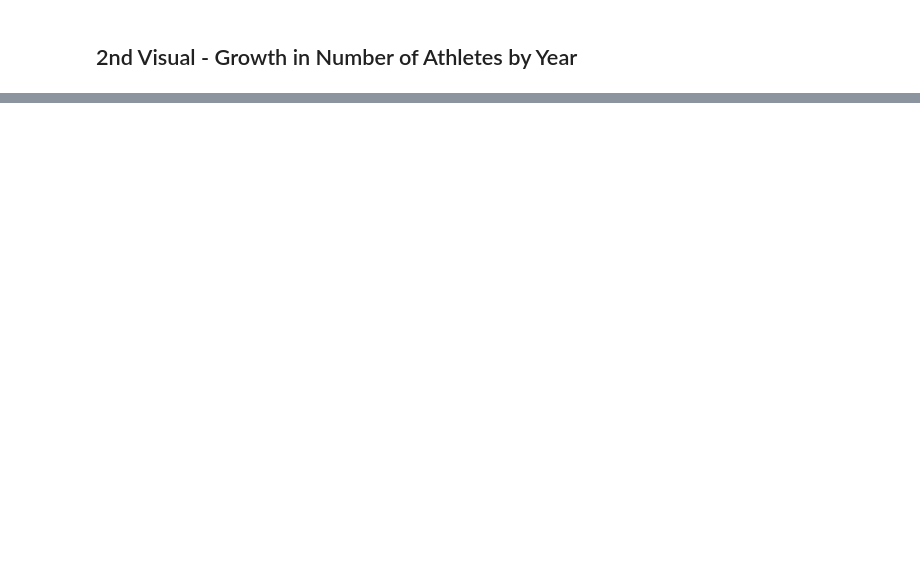
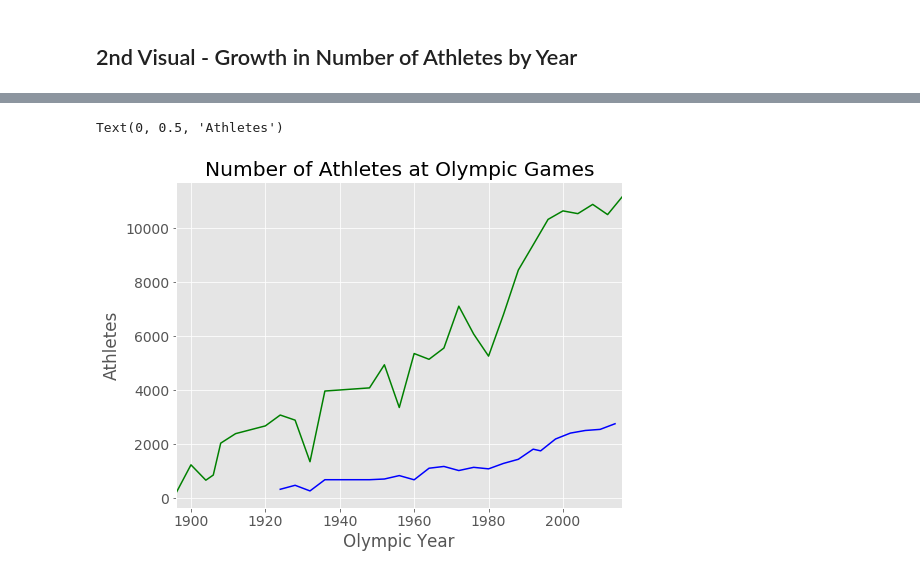
Before and after one commit to vanlybxv/Final_Project_GA, a Jupyter notebook: Olympics2.ipynb, the cells around one changed output, grey strips where cells are left out. Saved outputs shown, nothing was run; the diff lists cells and outputs as text; code cells hidden in the pictures; blank space fills up the shorter version.

```diff
--- a/Olympics2.ipynb
+++ b/Olympics2.ipynb
@@ -124,0 +131,12 @@ athletes_winter.groupby('Year')['Athlete'].nunique().plot(kind = 'line', x='Year
+# %%
+athletes = filtered_df[['Year','Season','Athlete']].fillna(value=0)
+athletes_summer =athletes[athletes['Season']=='Summer']
+athletes_winter =athletes[athletes['Season']=='Winter']
+ax =plt.gca() #this gives you multiple plots on the same axis
+athletes_summer.groupby('Year')['Athlete'].nunique().plot(kind = 'line', x='Year', y='Athlete', color = 'green',title = 'Number of Athletes at Olympic Games',ax=ax)
+athletes_winter.groupby('Year')['Athlete'].nunique().plot(kind = 'line', x='Year', y='Athlete', color = 'blue',title = 'Number of Athletes at Olympic Games',ax=ax)
+ax.set_xlabel('Olympic Year')
+ax.set_ylabel('Athletes')
+# %% [output]
+Text(0, 0.5, 'Athletes')
+[figure, added]
```
Also changed, not shown: parts of 3 cells of this notebook.
